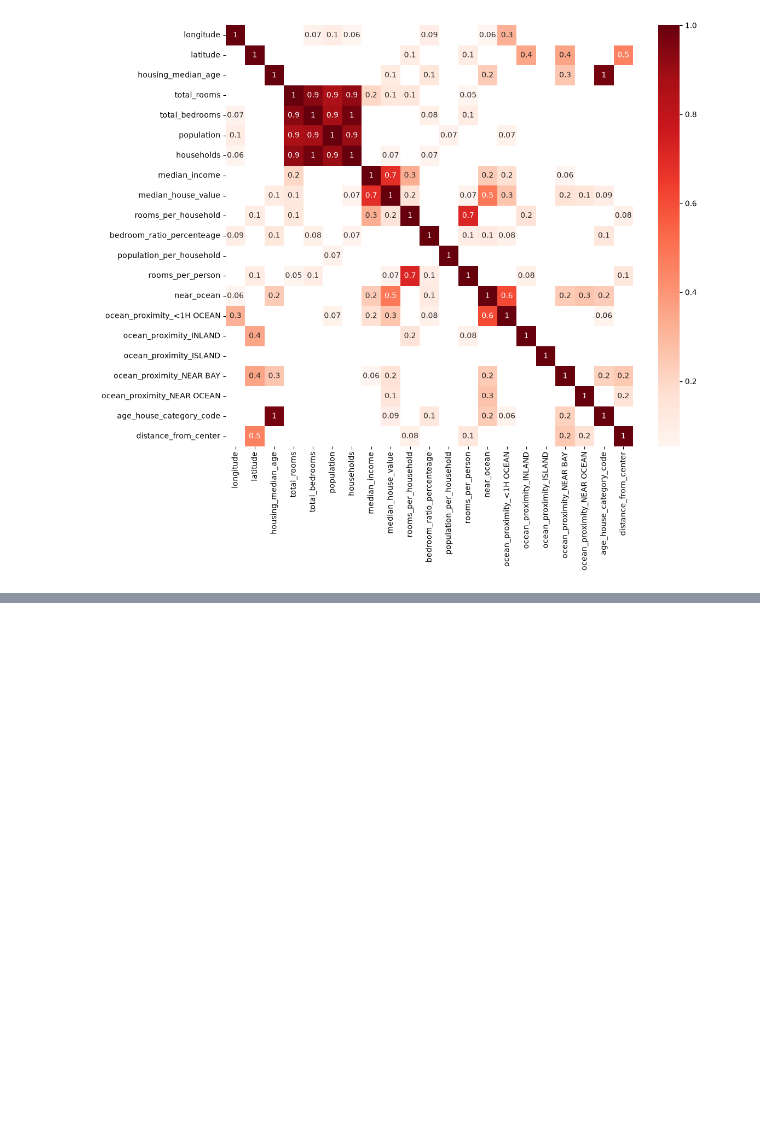
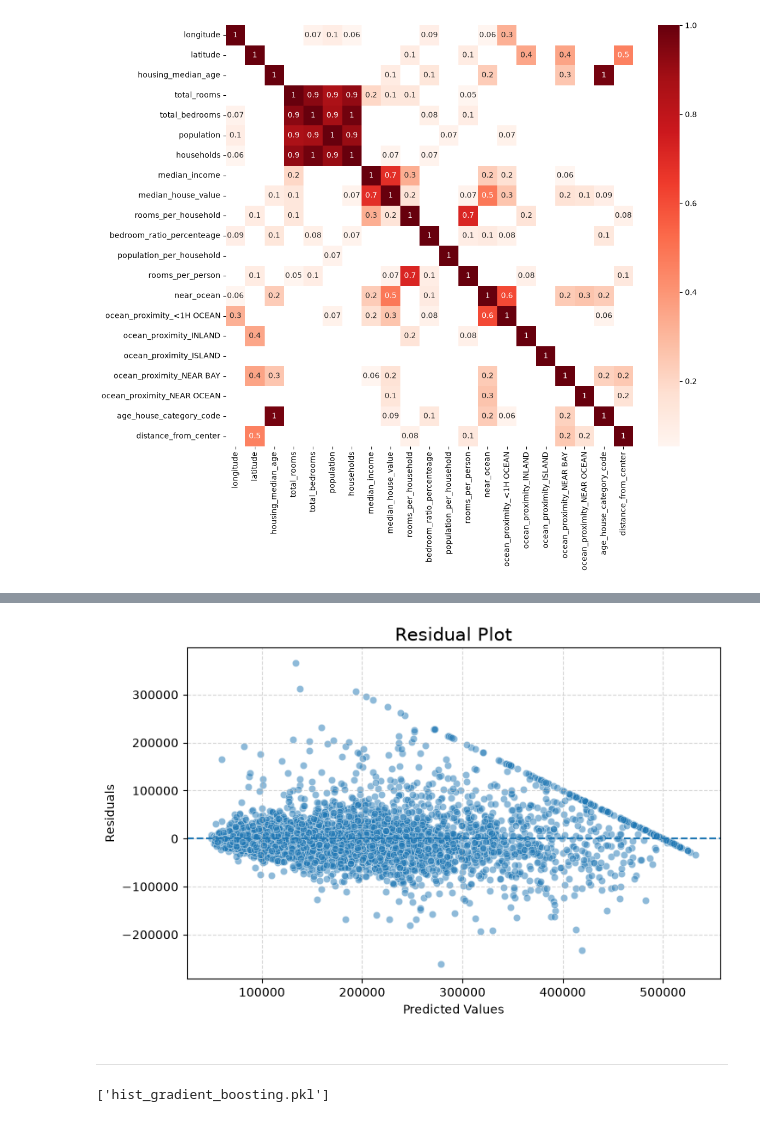
Before and after one commit to Mohamadzf23/california-housing-ml, a Jupyter notebook: src/Untitled-1.ipynb, the cells around one changed output, grey strips where cells are left out. Cells and saved outputs as stored; diff of their text form; code cells hidden in the pictures; blank space fills up the shorter version.

```diff
--- a/src/Untitled-1.ipynb
+++ b/src/Untitled-1.ipynb
@@ -864,0 +1143,22 @@ print(grid.best_params_)
+# %%
+plt.figure(figsize=(8, 5))
+
+sns.scatterplot(x=y_pred_hgb, y=residual, alpha=0.5)
+
+plt.axhline(0, linestyle='--')
+plt.xlabel('Predicted Values')
+plt.ylabel('Residuals')
+plt.title('Residual Plot', size=15)
+
+plt.grid(alpha=0.5, linestyle='--')
+plt.show()
+# %% [output]
+[figure, added]
+# %% [markdown]
+----------------------------------
+# %%
+import joblib
+
+joblib.dump(hgboost, 'hist_gradient_boosting.pkl')
+# %% [output]
+['hist_gradient_boosting.pkl']
```
Also changed, not shown: parts of 76 cells of this notebook, 2 other files.
